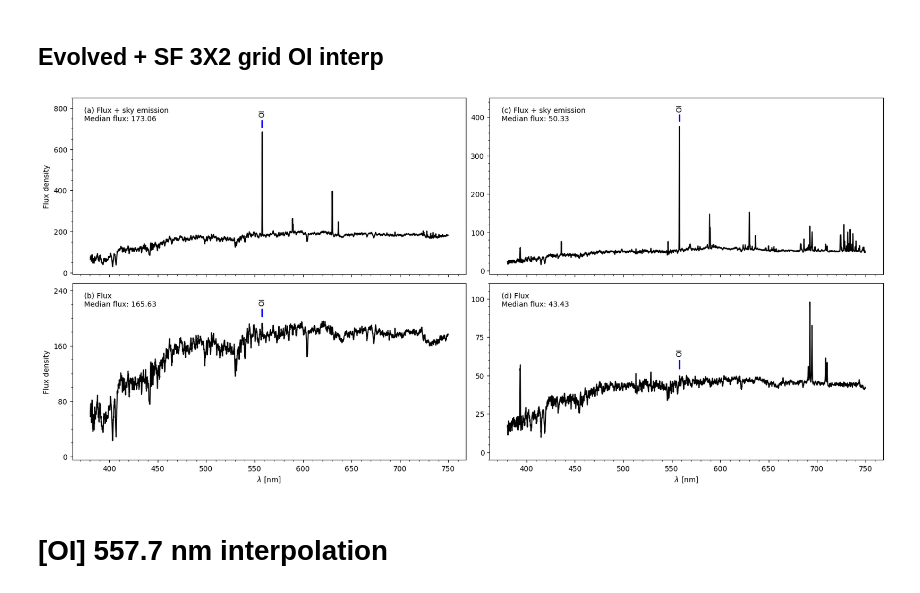
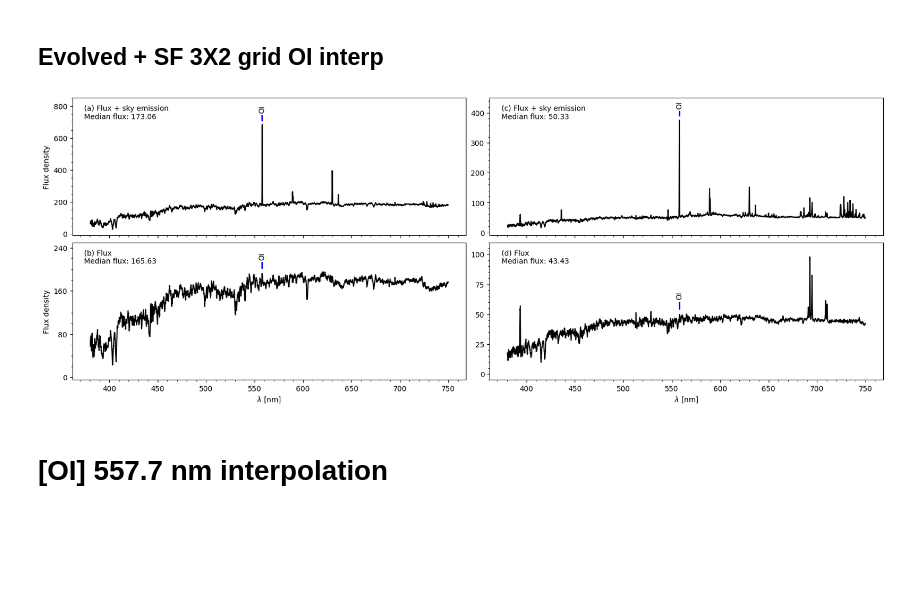
Before and after one commit to ed-ortizm/sdss, a Jupyter notebook: data_prep_illustrations/02_data_prep.ipynb, the cells around one changed output. Saved outputs shown, nothing was run; the diff lists cells and outputs as text; code cells hidden in the pictures; blank space fills up the shorter version.

```diff
--- a/data_prep_illustrations/02_data_prep.ipynb
+++ b/data_prep_illustrations/02_data_prep.ipynb
@@ -378,7 +375,7 @@ Median raw flux (OI interpolated): 43.43
 # Figure
 fig, axs = plt.subplots(
     2, 2,
-    figsize=(20, 9),
+    figsize=(20, 7),
     sharex=True,
 )
 # -------------------------------------------------
@@ -463,34 +460,34 @@ axs[1, 1].set_yticks(ticks)
 
 add_oi_indicator(
     axs[1, 1], sf_raw_wave_nm,
     sf_raw_flux,
     indicator_starts=5, indicator_height=5,
     delta=1, lw=2, fontsize=10
 )
 # -------------------------------------------------
 axs[-1, 0].set_xlabel(r"$\lambda$ [nm]")
 axs[-1, 1].set_xlabel(r"$\lambda$ [nm]")
 
 
 y_label = 'Flux density'
 axs[0, 0].set_ylabel(y_label)
 axs[1, 0].set_ylabel(y_label)
 
 for ax in axs.flatten():
     ax.minorticks_on()
 
 # adjust vertical space
 plt.subplots_adjust(
     hspace=0.05,
     wspace=0.06
 )
 # -------------------------------------------------
 fig.savefig(
     f"{ch_3_dir}/sky_removal.pdf",
     bbox_inches='tight'
 )
 # %% [output]
-[figure, old version]
+[figure, new version]
 # %% [markdown]
 # [OI] 557.7 nm interpolation
 # %% [markdown]
```
Also changed, not shown: parts of 7 cells of this notebook, 2 other files.
